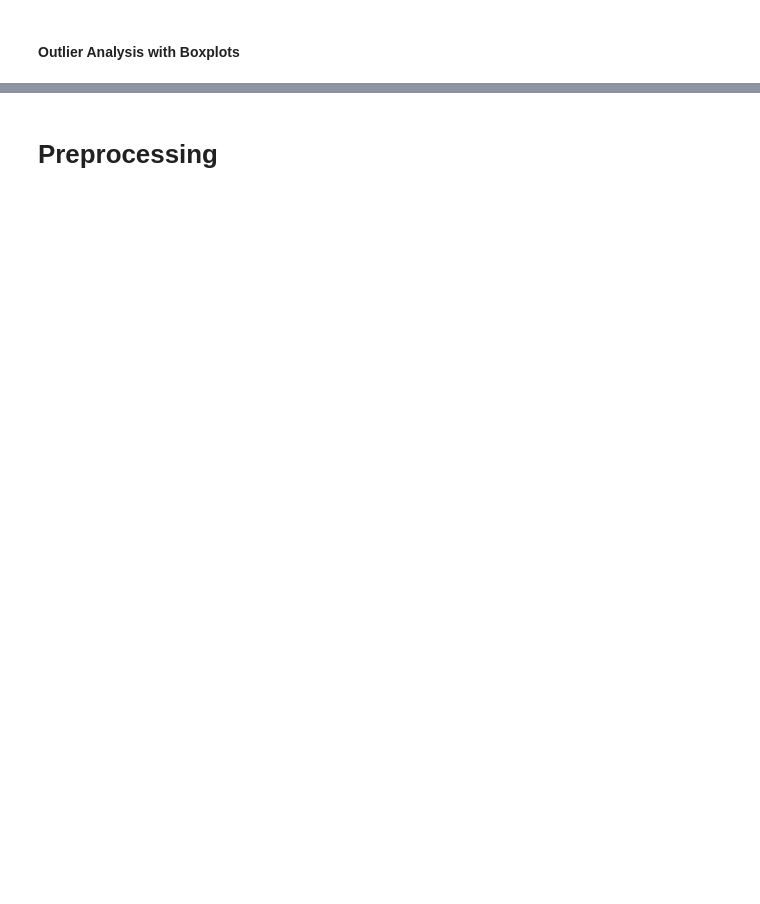
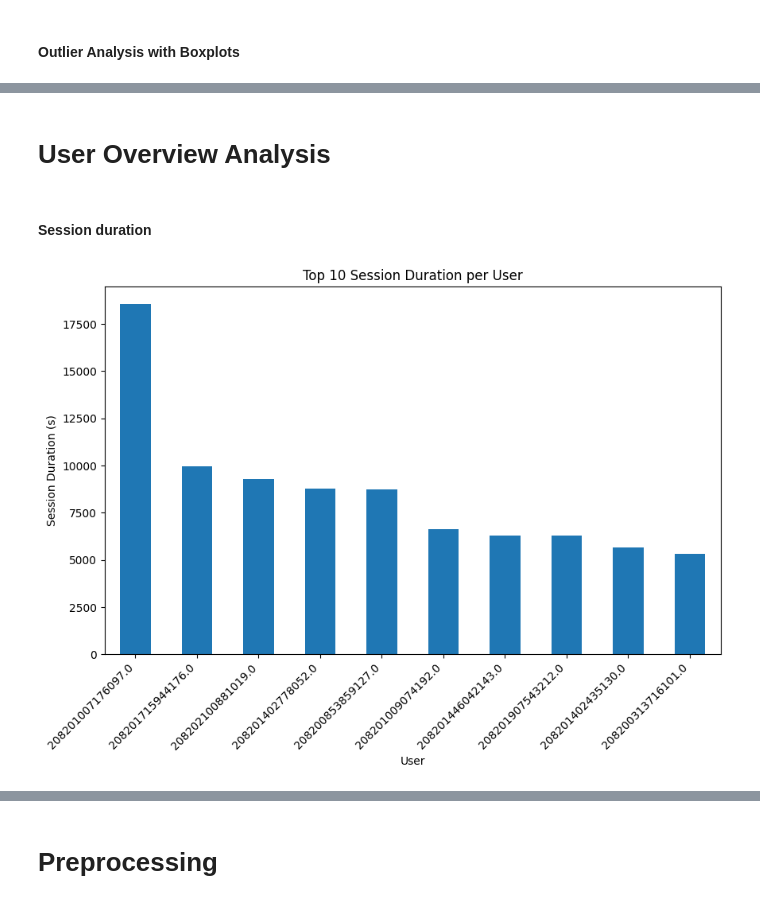
Before and after one commit to Yohanes213/10ac_TellCo_week1, a Jupyter notebook: notebook/tellco.ipynb, the cells around one changed output, grey strips where cells are left out. Drawn from its saved outputs; the diff is of its cells as text; code cells hidden in the pictures; blank space fills up the shorter version.

```diff
--- a/notebook/tellco.ipynb
+++ b/notebook/tellco.ipynb
@@ -190,0 +192,16 @@ plt.show()
+# %% [markdown]
+# User Overview Analysis
+# %%
+user_data = df.groupby('IMSI')
+# %% [markdown]
+#### Session duration
+# %%
+num_duration_per_user = user_data['Dur. (ms)'].sum() / 1000 # Convert it to seconds
+
+top_10_session_duration = num_duration_per_user.sort_values(ascending=False).head(10)
+
+
+# Visualize top 10 session_duration_per_user using plot_bar method
+visualize.plot_bar(top_10_session_duration, xlabel="User", ylabel="Session Duration (s)", title="Top 10 Session Duration per User")
+# %% [output]
+[figure, added]
```
Also changed, not shown: parts of 25 cells of this notebook.
